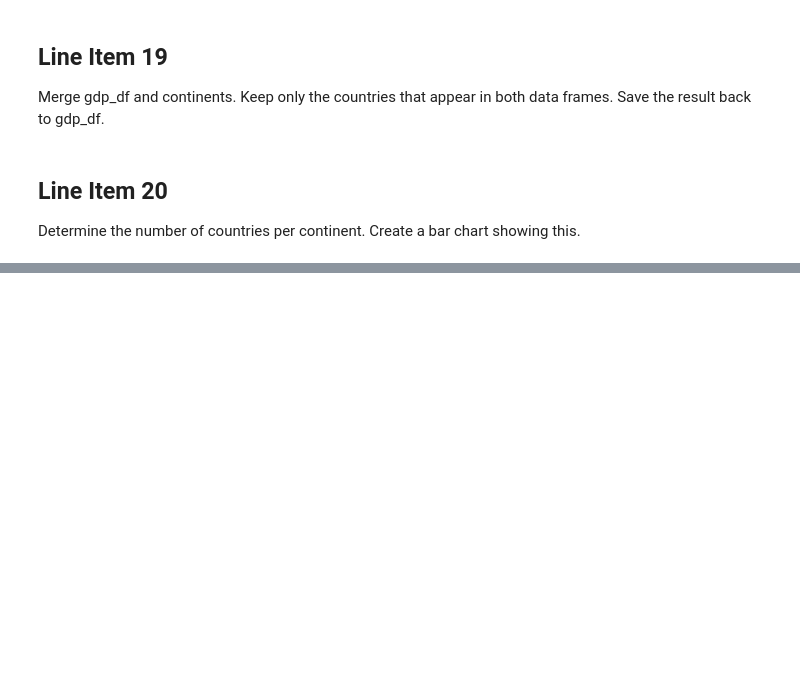
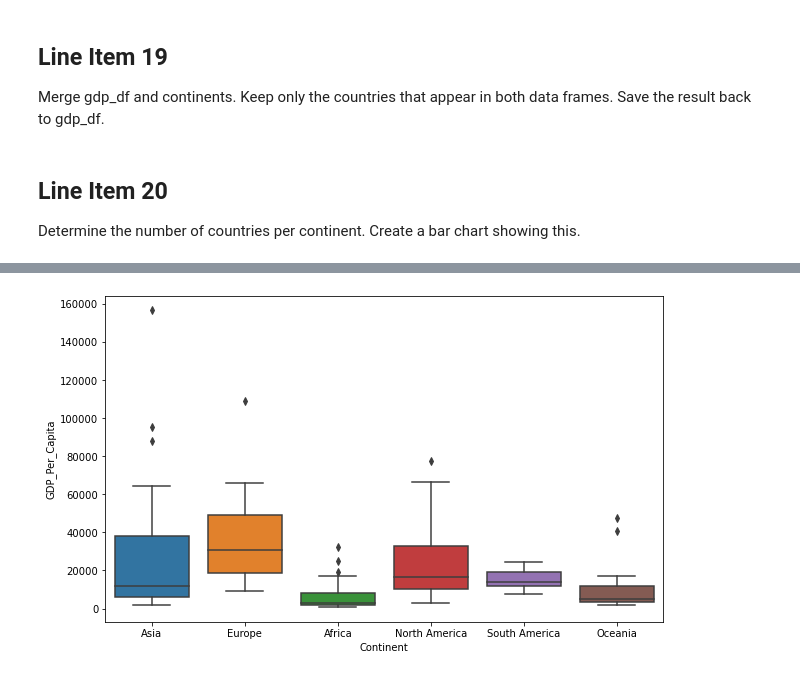
Before and after one commit to nss-data-science-cohort-5/un_exploration-jrkotun, a Jupyter notebook: notebooks/UN_Data_Exploration.ipynb, the cells around one changed output, grey strips where cells are left out. Drawn from its saved outputs; the diff is of its cells as text; code cells hidden in the pictures; blank space fills up the shorter version.

```diff
--- a/notebooks/UN_Data_Exploration.ipynb
+++ b/notebooks/UN_Data_Exploration.ipynb
@@ -301,0 +277,5 @@ Determine the number of countries per continent. Create a bar chart showing this
+# %%
+fig, ax = plt.subplots(figsize=(10, 6))
+sns.boxplot(x='Continent', y='GDP_Per_Capita', data=gdp_df[gdp_df['Year'] == 2014][['Continent', 'GDP_Per_Capita']], ax=ax);
+# %% [output]
+[figure, added]
```
Also changed, not shown: parts of 11 cells of this notebook.
